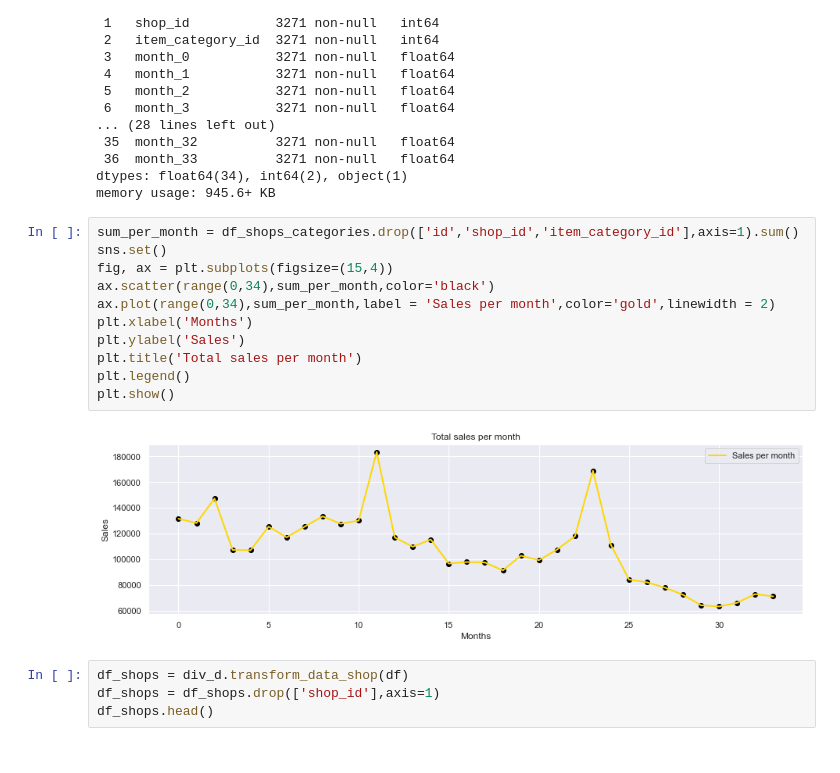
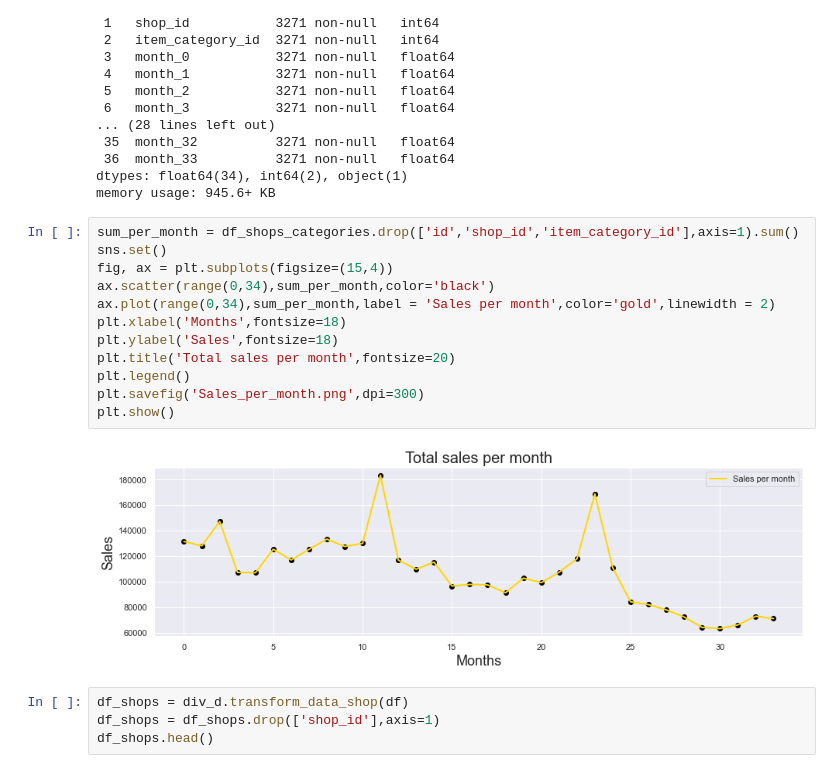
Before and after one commit to Alberto7526/MonografiaGithub, a Jupyter notebook: Analítica descriptiva.ipynb, the cells around one changed output. Saved outputs shown, nothing was run; the diff lists cells and outputs as text.

```diff
--- a/Analítica descriptiva.ipynb
+++ b/Analítica descriptiva.ipynb
@@ -52,16 +53,17 @@ memory usage: 945.6+ KB
 # %%
 sum_per_month = df_shops_categories.drop(['id','shop_id','item_category_id'],axis=1).sum()
 sns.set()
 fig, ax = plt.subplots(figsize=(15,4))
 ax.scatter(range(0,34),sum_per_month,color='black')
 ax.plot(range(0,34),sum_per_month,label = 'Sales per month',color='gold',linewidth = 2)
-plt.xlabel('Months')
-plt.ylabel('Sales')
-plt.title('Total sales per month')
+plt.xlabel('Months',fontsize=18)
+plt.ylabel('Sales',fontsize=18)
+plt.title('Total sales per month',fontsize=20)
 plt.legend()
+plt.savefig('Sales_per_month.png',dpi=300)
 plt.show()
 # %% [output]
-[figure, old version]
+[figure, new version]
 # %%
 df_shops = div_d.transform_data_shop(df)
 df_shops = df_shops.drop(['shop_id'],axis=1)
```
Also changed, not shown: parts of 6 cells of this notebook, 5 other files.
